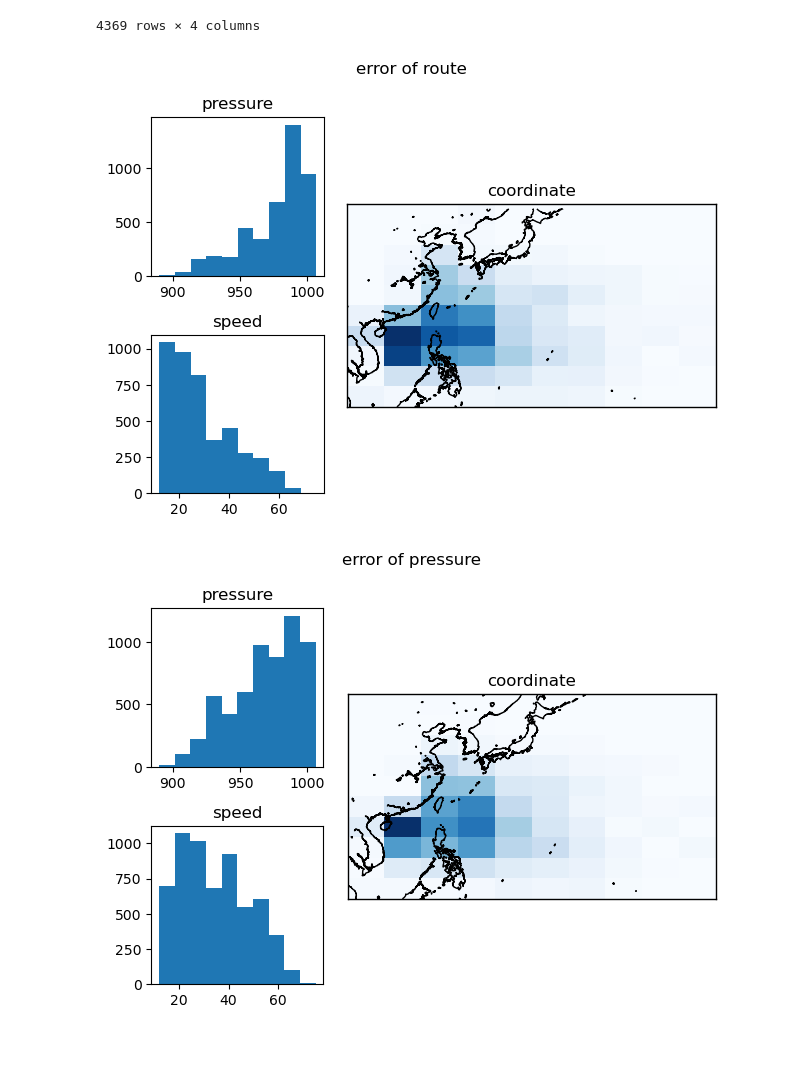
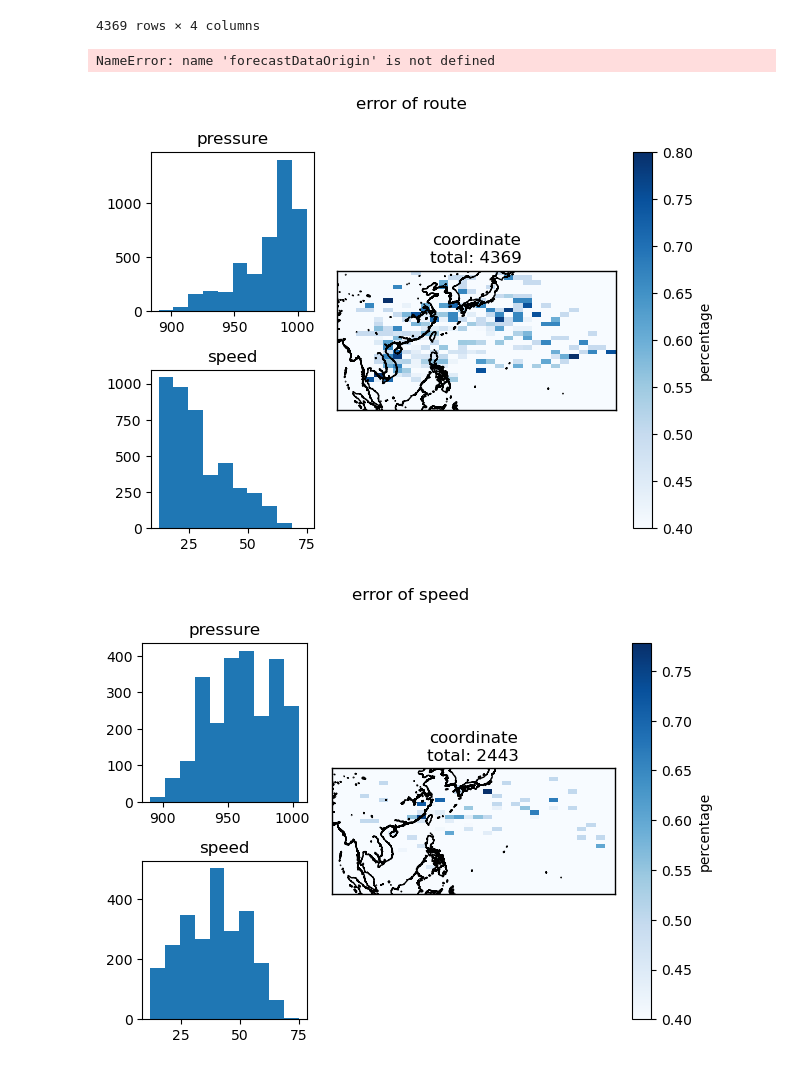
Before and after one commit to leosssssss/dachuang, a Jupyter notebook: typhoonForecastTree.ipynb, the cells around one changed output. Saved outputs shown, nothing was run; the diff lists cells and outputs as text; code cells hidden in the pictures.

```diff
--- a/typhoonForecastTree.ipynb
+++ b/typhoonForecastTree.ipynb
@@ -187,6 +188,32 @@ realRoute[(realRoute['lat']['error']=='more than 1sigma')&(realRoute['lon']['err
 | 10818 | -0.3 | more than 1sigma | 0.4 | more than 1sigma |
 | 10822 | 0.5 | more than 1sigma | -0.4 | more than 1sigma |
 4369 rows × 4 columns
+# %%
+errPressure = forecastDataOrigin.iloc[realPressure[realPressure['error']=='more than 1sigma'].index]
+plt.subplot2grid((2, 3), (0, 0))
+plt.hist(errPressure['pressure+0'])
+plt.title('pressure')
+plt.subplot2grid((2, 3), (1, 0))
+plt.hist(errPressure['speed+0'])
+plt.title('speed')
+plt.subplot2grid((2, 3), (0, 1), colspan=2, rowspan=2)
+m = Basemap(projection='cyl',llcrnrlon=90.,llcrnrlat=0.,urcrnrlon=180.,urcrnrlat=45.,resolution="i")
+m.drawcoastlines()
+m.drawmapboundary(fill_color='#87CEEB')
+m.fillcontinents(color='#FFFFFF',lake_color='#87CEEB')
+co = plt.hist2d(errPressure['lon+0'], errPressure['lat+0'], bins=(30, 30), range=[[90, 180], [0, 40]])
+coCompare = plt.hist2d(forecastData['lon+0'], forecastData['lat+0'], bins=(30, 30), range=[[90, 180], [0, 40]])
+co = np.divide(co[0], coCompare[0]+1)
+plt.contourf(coCompare[1], coCompare[2], co, cmap="Blues", vmin=0.6)
+plt.colorbar(label='percentage')
+plt.title('coordinate' + '\ntotal: ' + str(errPressure['pressure+0'].shape[0]))
+plt.suptitle('error of pressure')
+plt.tight_layout()
+#plt.savefig(".\气压误差直方图.png", dpi=600)
+plt.show()
+plt.close()
+# %% [output]
+NameError: name 'forecastDataOrigin' is not defined
 # %%
 errRoute = forecastDataOrigin.iloc[realRoute[(realRoute['lat']['error']=='more than 1sigma')&(realRoute['lon']['error']=='more than 1sigma')].index]
 plt.subplot2grid((2, 3), (0, 0))
@@ -196,38 +223,47 @@ plt.subplot2grid((2, 3), (1, 0))
 plt.hist(errRoute['speed+0'])
 plt.title('speed')
 plt.subplot2grid((2, 3), (0, 1), colspan=2, rowspan=2)
-m = Basemap(projection='cyl',llcrnrlon=100.,llcrnrlat=0.,urcrnrlon=180.,urcrnrlat=45.,resolution="i", )
+m = Basemap(projection='cyl',llcrnrlon=90.,llcrnrlat=0.,urcrnrlon=180.,urcrnrlat=45.,resolution="i")
 m.drawcoastlines()
 m.drawmapboundary(fill_color='#87CEEB')
 m.fillcontinents(color='#FFFFFF',lake_color='#87CEEB')
-plt.hist2d(errRoute['lon+0'], errRoute['lat+0'], cmap='Blues')
-plt.title('coordinate')
+co = plt.hist2d(errRoute['lon+0'], errRoute['lat+0'], bins=(30, 30), range=[[90, 180], [0, 45]])
+coCompare = plt.hist2d(forecastData['lon+0'], forecastData['lat+0'], bins=(30, 30), range=[[90, 180], [0, 45]])
+co = np.divide(co[0], coCompare[0]+1)
+plt.pcolormesh(coCompare[1], coCompare[2], co, cmap="Blues", vmin=0.4)
+plt.colorbar(label='percentage')
+plt.title('coordinate' + '\ntotal: ' + str(errRoute['lon+0'].shape[0]))
 plt.suptitle('error of route')
 plt.tight_layout()
-plt.savefig(".\路径误差直方图.png")
+#plt.savefig(".\路径误差直方图.png", dpi=600)
 plt.show()
 plt.close()
 # %% [output]
-[figure, old version]
+[figure, new version]
 # %%
-errPressure = forecastDataOrigin.iloc[realPressure[realPressure['error']=='more than 1sigma'].index]
+errSpeed = forecastDataOrigin.iloc[realSpeed[realSpeed['error']=='more than 1sigma'].index]
+plt.title('速度误差直方图')
 plt.subplot2grid((2, 3), (0, 0))
-plt.hist(errPressure['pressure+0'])
+plt.hist(errSpeed['pressure+0'])
 plt.title('pressure')
 plt.subplot2grid((2, 3), (1, 0))
-plt.hist(errPressure['speed+0'])
+plt.hist(errSpeed['speed+0'])
 plt.title('speed')
 plt.subplot2grid((2, 3), (0, 1), colspan=2, rowspan=2)
-m = Basemap(projection='cyl',lat_1=5.,lat_2=45.,lat_0=25.,lon_0=180.,resolution="i")
+m = Basemap(projection='cyl',llcrnrlon=90.,llcrnrlat=0.,urcrnrlon=180.,urcrnrlat=45.,resolution="i")
 m.drawcoastlines()
 m.drawmapboundary(fill_color='#87CEEB')
 m.fillcontinents(color='#FFFFFF',lake_color='#87CEEB')
-plt.hist2d(errPressure['lon+0'], errPressure['lat+0'], cmap='Blues')
-plt.title('coordinate')
-plt.suptitle('error of pressure')
+coSpeed = plt.hist2d(errSpeed['lon+0'], errSpeed['lat+0'], bins=(30, 30), range=[[90, 180], [0, 40]])
+coCompare = plt.hist2d(forecastData['lon+0'], forecastData['lat+0'], bins=(30, 30), range=[[90, 180], [0, 40]])
+coSpeed = np.divide(coSpeed[0], coCompare[0]+1)
+plt.pcolormesh(coCompare[1], coCompare[2], coSpeed, cmap="Blues", vmin=0.4)
+plt.colorbar(label='percentage')
+plt.title('coordinate' + '\ntotal: ' + str(errSpeed['pressure+0'].shape[0]))
+plt.suptitle('error of speed')
 plt.tight_layout()
-plt.savefig(".\气压误差直方图.png")
+#plt.savefig(".\速度误差直方图.png", dpi=600)
 plt.show()
 plt.close()
 # %% [output]
-[figure, old version]
+[figure, new version]
```
Also changed, not shown: parts of 6 cells of this notebook, 5 other files.
